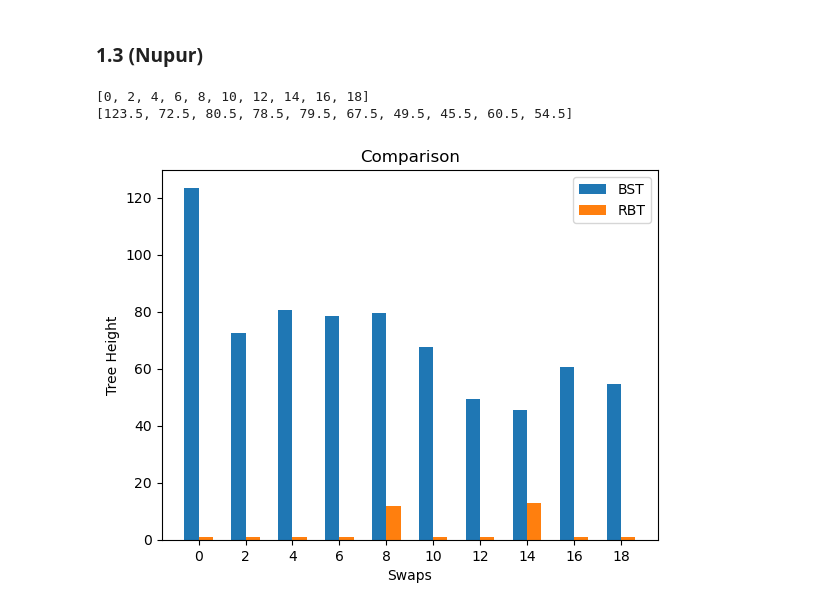
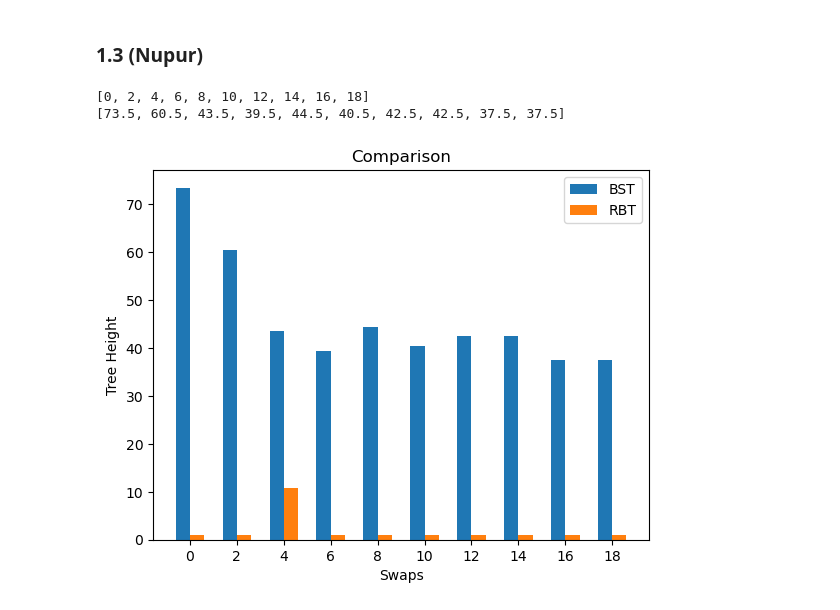
Before and after one commit to saboorah/CS2XC3-lab-4, a Jupyter notebook: Lab_IV.ipynb, the cells around one changed output. Saved outputs shown, nothing was run; the diff lists cells and outputs as text; code cells hidden in the pictures.

```diff
--- a/Lab_IV.ipynb
+++ b/Lab_IV.ipynb
@@ -415,34 +415,34 @@ for x in swaps:
 
     for _ in range(runs):
 
-        slist1 = create_sorted_list(100)
+        slist1 = create_sorted_list(50)
         nslist1 = create_near_sorted_list(slist1,x)
 
         for i in nslist1:
             bstree.insert(i)
             rbtree.insert(i)
 
         ht1.append(get_tree_height(bstree.root))
         ht2.append(get_tree_height(rbtree.root))
 
 
     bst_avg = sum(ht1) / runs
     rbt_avg = sum(ht2) / runs
     slistres.append(bst_avg)
     nslistres.append(rbt_avg)
 
 
 print(slistres)
 
 plt.bar([x - 0.3 for x in swaps] , slistres, width=0.6, label='BST')
 plt.bar([x + 0.3 for x in swaps], nslistres, width=0.6, label='RBT')
 plt.xlabel('Swaps')
 plt.ylabel('Tree Height')
 plt.title('Comparison')
 plt.xticks(swaps)
 plt.legend()
 plt.show()
 # %% [output]
 [0, 2, 4, 6, 8, 10, 12, 14, 16, 18]
-[123.5, 72.5, 80.5, 78.5, 79.5, 67.5, 49.5, 45.5, 60.5, 54.5]
+[73.5, 60.5, 43.5, 39.5, 44.5, 40.5, 42.5, 42.5, 37.5, 37.5]
-[figure, old version]
+[figure, new version]
```
Also changed, not shown: parts of 7 cells of this notebook.
